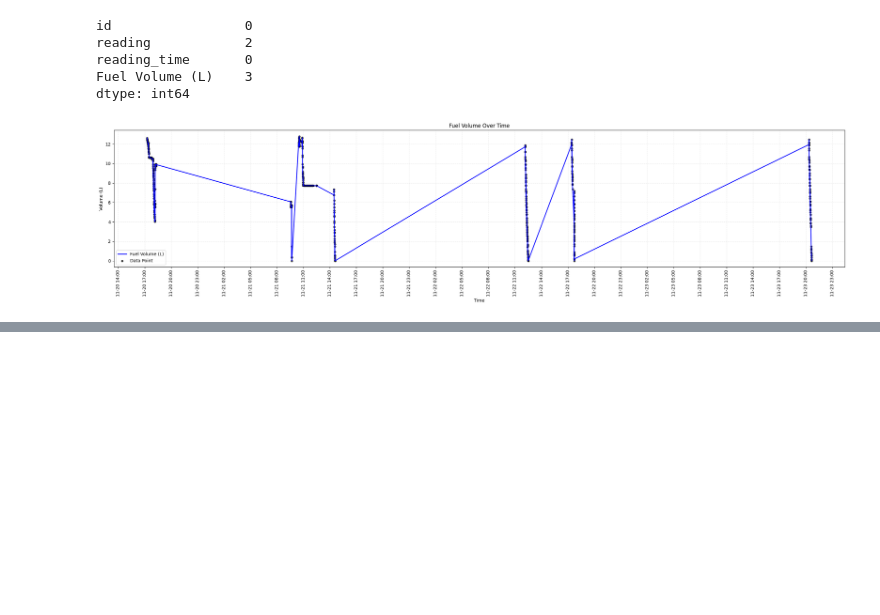
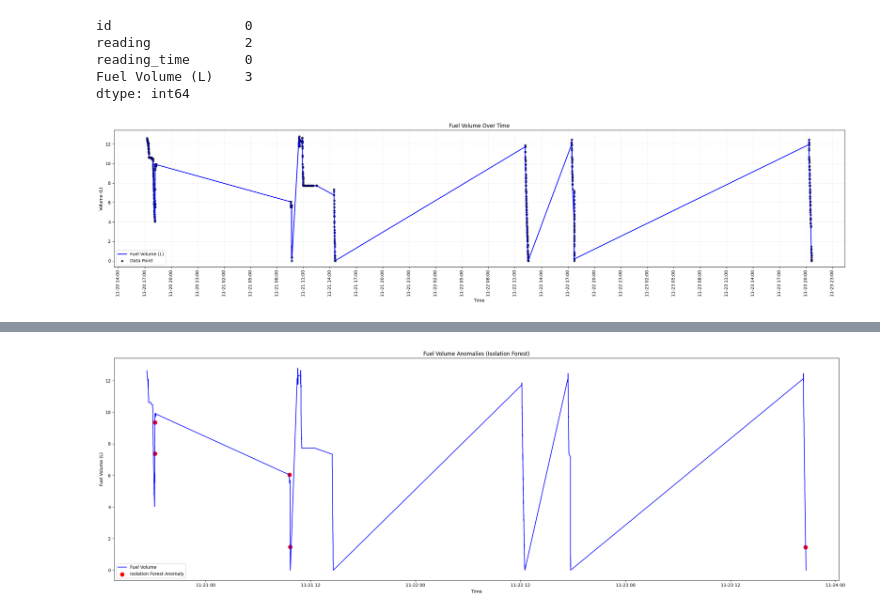
Before and after one commit to SenuraUpesh2002/Research-Project-SLIIT, a Jupyter notebook: model_training/Anomaly_Detection.ipynb, the cells around one changed output, grey strips where cells are left out. Drawn from its saved outputs; the diff is of its cells as text; code cells hidden in the pictures; blank space fills up the shorter version.

```diff
--- a/model_training/Anomaly_Detection.ipynb
+++ b/model_training/Anomaly_Detection.ipynb
@@ -166,0 +365,18 @@ df['volume_diff'] = df['Fuel Volume (L)'].diff()
+# %%
+feature_cols = ['volume_diff']  # You can add more columns here for deeper context
+X = df[feature_cols].dropna()
+# %%
+from sklearn.ensemble import IsolationForest
+
+iso_model = IsolationForest(contamination=0.15, random_state=42)  # Adjust contamination to tune sensitivity
+iso_model.fit(X)
+
+# Predict anomalies: -1 = anomaly, 1 = normal
+df.loc[X.index, 'iso_flag'] = iso_model.predict(X)
+# %%
+# Refills after zero should not be treated as anomalies, even if large
+legit_refill_mask = (df['prev_fuel_volume'] == 0) & (df['volume_diff'] > 0)
+df.loc[legit_refill_mask, 'iso_flag'] = 1  # Mark these as normal
+# %%
+anomalies = df[df['iso_flag'] == -1][['id', 'reading_time', 'Fuel Volume (L)', 'volume_diff', 'prev_fuel_volume']]
+print(anomalies)
@@ -166,0 +390,12 @@ df['volume_diff'] = df['Fuel Volume (L)'].diff()
+# %%
+plt.figure(figsize=(24,8))
+plt.plot(df['reading_time'], df['Fuel Volume (L)'], label='Fuel Volume', color='blue')
+plt.scatter(anomalies['reading_time'], anomalies['Fuel Volume (L)'], color='red', label='Isolation Forest Anomaly', s=80)
+plt.xlabel('Time')
+plt.ylabel('Fuel Volume (L)')
+plt.legend()
+plt.title('Fuel Volume Anomalies (Isolation Forest)')
+plt.tight_layout()
+plt.show()
+# %% [output]
+[figure, added]
```
Also changed, not shown: parts of 27 cells of this notebook.
